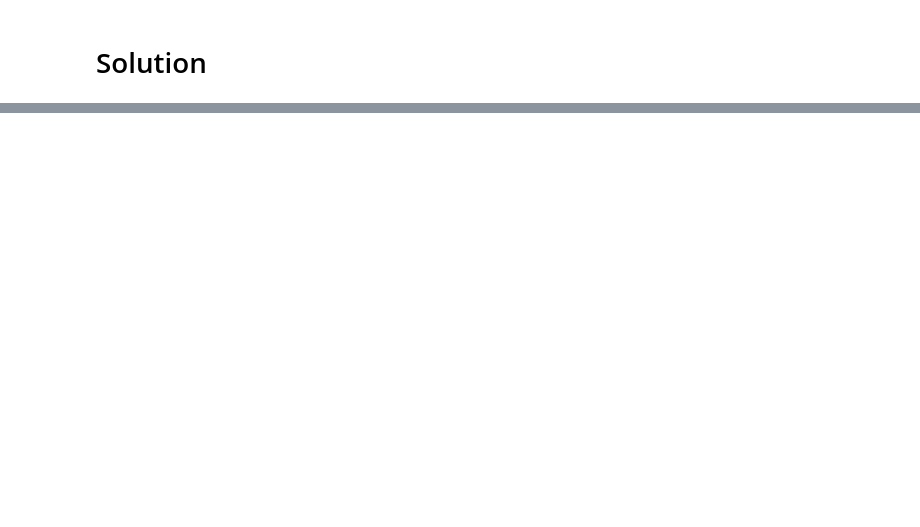
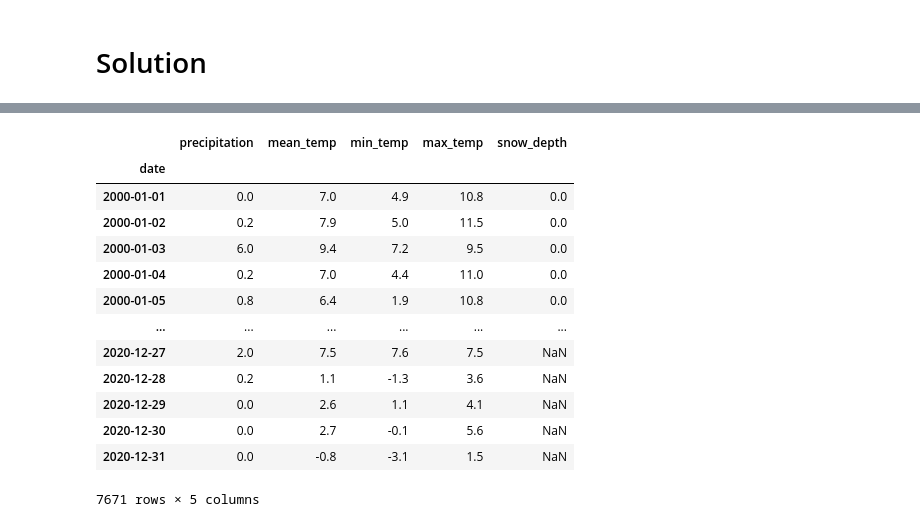
Before and after one commit to LoveidaLucero/Time-Series-Analysis, a Jupyter notebook: Visualizing Time Series.ipynb, the cells around one changed output, grey strips where cells are left out. Cells and saved outputs as stored; diff of their text form; code cells hidden in the pictures; blank space fills up the shorter version.

```diff
--- a/Visualizing Time Series.ipynb
+++ b/Visualizing Time Series.ipynb
@@ -68,0 +79,4 @@ Note: you may want to make a temporary DataFrame that you will use to answer thi
+# %%
+df = pd.read_csv('Data/london_weather_MODIFIED - london_weather_MODIFIED.csv')
+df.info()
+df.head()
@@ -68,0 +126,4 @@ Note: you may want to make a temporary DataFrame that you will use to answer thi
+# %%
+# correct convertion
+df['date'] = pd.to_datetime(df['date'], format='%Y%m%d')
+df['date']
@@ -68,0 +146,4 @@ Note: you may want to make a temporary DataFrame that you will use to answer thi
+# %%
+# set index
+df = df.set_index('date')
+df.head()
@@ -68,0 +182,22 @@ Note: you may want to make a temporary DataFrame that you will use to answer thi
+# %%
+df_filtered = df.loc['2000':, ['precipitation',
+                      'mean_temp',
+                      'min_temp',
+                      'max_temp',
+                      'snow_depth']]
+df_filtered
+# %% [output]
+|  | precipitation | mean_temp | min_temp | max_temp | snow_depth |
+| date |  |  |  |  |  |
+| 2000-01-01 | 0.0 | 7.0 | 4.9 | 10.8 | 0.0 |
+| 2000-01-02 | 0.2 | 7.9 | 5.0 | 11.5 | 0.0 |
+| 2000-01-03 | 6.0 | 9.4 | 7.2 | 9.5 | 0.0 |
+| 2000-01-04 | 0.2 | 7.0 | 4.4 | 11.0 | 0.0 |
+| 2000-01-05 | 0.8 | 6.4 | 1.9 | 10.8 | 0.0 |
+| ... | ... | ... | ... | ... | ... |
+| 2020-12-27 | 2.0 | 7.5 | 7.6 | 7.5 | NaN |
+| 2020-12-28 | 0.2 | 1.1 | -1.3 | 3.6 | NaN |
+| 2020-12-29 | 0.0 | 2.6 | 1.1 | 4.1 | NaN |
+| 2020-12-30 | 0.0 | 2.7 | -0.1 | 5.6 | NaN |
+| 2020-12-31 | 0.0 | -0.8 | -3.1 | 1.5 | NaN |
+7671 rows × 5 columns
```
Also changed, not shown: parts of 24 cells of this notebook.
